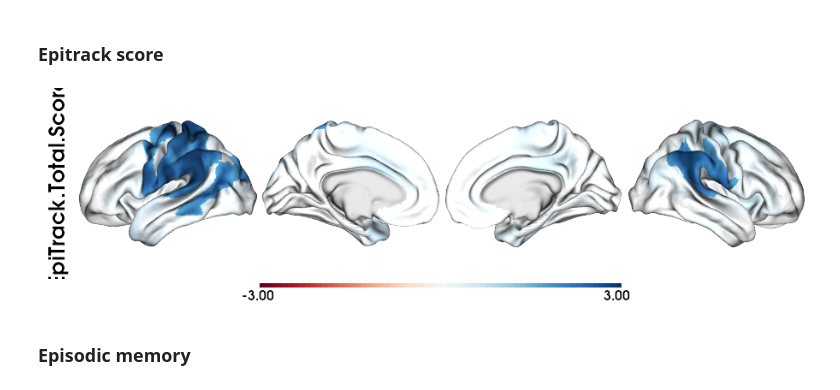
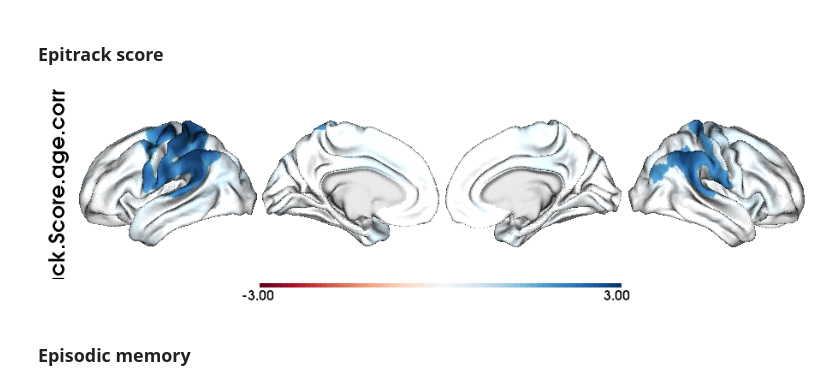
Before and after one commit to MICA-MNI/2025_in-vivo_tauPET-mk6240_TLE, a Jupyter notebook: scripts/Fig-3_clinical-cognitive_correlations.ipynb, the cells around one changed output. Cells and saved outputs as stored; diff of their text form; code cells hidden in the pictures.

```diff
--- a/scripts/Fig-3_clinical-cognitive_correlations.ipynb
+++ b/scripts/Fig-3_clinical-cognitive_correlations.ipynb
@@ -21,11 +18,8 @@ from utils import *
 # %%
-osf_path='/home/bic/rcruces/Desktop'
-
 # Load the data frame
-df = pd.read_csv(f'{osf_path}/18F-MK6240_database.csv')
+osf_df = osf_download("18F-MK6240_in-vivo_database.csv", project_id='ct3gw')
+df = pd.read_csv(osf_df)
 
 # Load processed 18F-MK6240 PET data | matrix:{vertices x subjects}
-pet_raw = np.load(f'{osf_path}/surf-fsLR-32k_desc-GroupData_smooth-10mm_pvc-probGM_ref-cerebellarGM_trc-18Fmk6240_pet.npy')
-
-# Load the cortical thickness data | matrix:{vertices x subjects}
-cth_raw = np.load(f'{osf_path}/surf-fsLR-32k_desc-GroupData_smooth-20mm_thickness.npy')
+osf_pet_raw = osf_download("surf-fsLR-32k_desc-GroupData_smooth-10mm_pvc-probGM_ref-cerebellarGM_trc-18Fmk6240_pet.npy", project_id='ct3gw')
+pet_raw = np.load(osf_pet_raw)
@@ -67,9 +66,9 @@ slm_surf(df[idx], tauMK6240[idx,:], feat='duration', neg_tail=False, cthr=0.05,
 # %% [markdown]
 ### Epitrack score
 # %%
-slm_surf(df, feat='EpiTrack.Total.Score', Y=tauMK6240, neg_tail=True, cthr=0.05, scale=1, nan_color=(0.8, 0.8, 0.8, 1))
+slm_surf(df, feat='EpiTrack.Score.age.corrected', Y=tauMK6240, neg_tail=True, cthr=0.05, scale=1, nan_color=(0.8, 0.8, 0.8, 1))
 # %% [output]
-[figure, old version]
+[figure, new version]
 # %% [markdown]
 ### Episodic memory
 # %%
```
Also changed, not shown: parts of 4 cells of this notebook, 1 other file.
